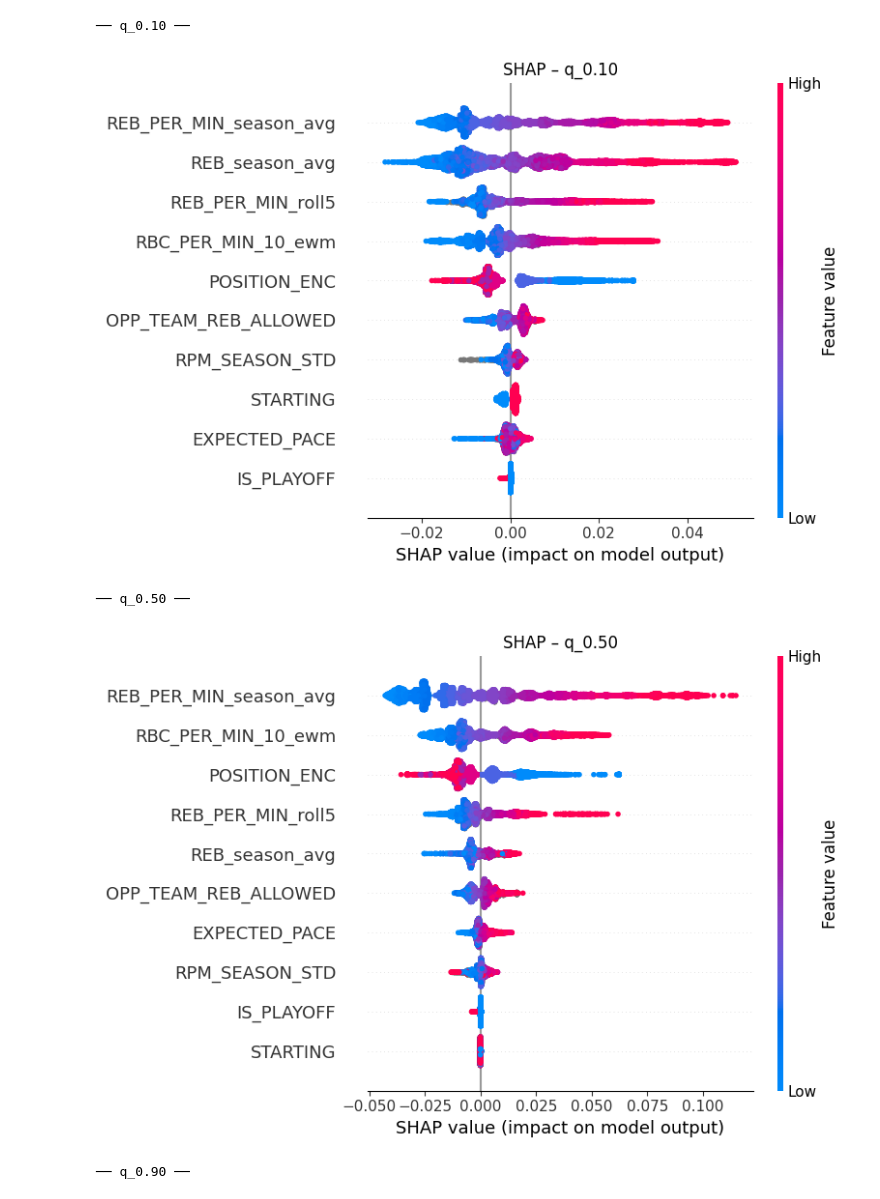
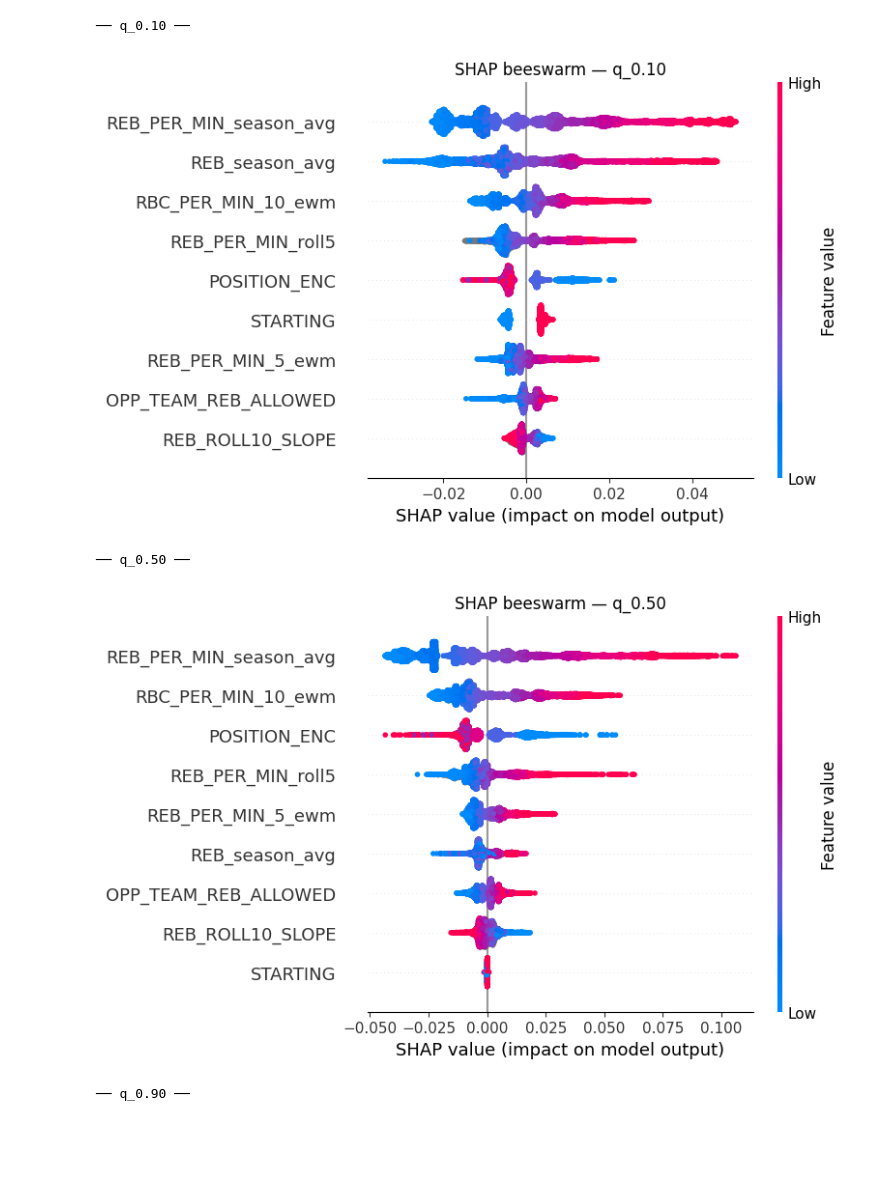
Before and after one commit to spon7ge/NBA-Prop-Predictor, a Jupyter notebook: src/models/rpm_quantile_model.ipynb, the cells around one changed output. Drawn from its saved outputs; the diff is of its cells as text; code cells hidden in the pictures; blank space fills up the shorter version.

```diff
--- a/src/models/rpm_quantile_model.ipynb
+++ b/src/models/rpm_quantile_model.ipynb
@@ -117,13 +197,45 @@ df.tail()
 # %%
 RPM_FEATURES = [
     'REB_PER_MIN_season_avg',
+    'REB_PER_MIN_5_ewm',
     'RBC_PER_MIN_10_ewm',
     'POSITION_ENC',
+    'STARTING',
     'REB_PER_MIN_roll5',
     'REB_season_avg',
     'OPP_TEAM_REB_ALLOWED',
-    'EXPECTED_PACE',
-    'RPM_SEASON_STD',
-    'STARTING',
-    'IS_PLAYOFF'
+    'REB_ROLL10_SLOPE'
 ]
+# %%
+# ── Train/holdout split ───────────────────────────────────────────────────────
+# CHANGED: S26 is held out entirely. The model never sees it during training
+# or hyperparameter evaluation. Evaluate on it ONCE at the very end.
+
+HOLDOUT_SEASON = 'S26'
+
+df_model   = df[df['SEASON'] != HOLDOUT_SEASON].copy()   # S21–S25
+df_holdout = df[df['SEASON'] == HOLDOUT_SEASON].copy()   # S26 blind test
+
+# NOTE: STARTING is already in RPM_FEATURES so it flows through X automatically.
+# PLAYER_NAME is kept separately for diagnostics only.
+KEEP_COLS = RPM_FEATURES + ["REB_PER_MIN", "MIN", "GAME_DATE", "PLAYER_NAME"]
+
+rpm_df = (
+    df_model[KEEP_COLS]
+    .sort_values("GAME_DATE")
+    .reset_index(drop=True)
+)
+
+rpm_holdout = (
+    df_holdout[KEEP_COLS]
+    .sort_values("GAME_DATE")
+    .reset_index(drop=True)
+)
+
+X = rpm_df[RPM_FEATURES]
+y = rpm_df["REB_PER_MIN"]
+
+print(f"Train pool (S21–S25) : {len(rpm_df):,} rows")
+print(f"Holdout   (S26)      : {len(rpm_holdout):,} rows")
+print(f"Date range (train)   : {rpm_df['GAME_DATE'].min().date()} → {rpm_df['GAME_DATE'].max().date()}")
+print(f"Date range (holdout) : {rpm_holdout['GAME_DATE'].min().date()} → {rpm_holdout['GAME_DATE'].max().date()}")
@@ -403,18 +674,18 @@ Residual summary:
 # %%
 import shap
 
 for q_key, model in models_last.items():
-    explainer   = shap.TreeExplainer(model)
+    explainer   = shap.TreeExplainer(model, model_output="raw")
     shap_values = explainer(X_val_last)
 
     print(f"\n── {q_key} ──")
     shap.plots.beeswarm(shap_values, max_display=30, show=False)
-    plt.title(f"SHAP – {q_key}")
+    plt.title(f"SHAP beeswarm — {q_key}")
     plt.tight_layout()
     plt.show()
 # %% [output]
 ── q_0.10 ──
-[figure, old version]
+[figure, new version]
 ── q_0.50 ──
-[figure, old version]
+[figure, new version]
 ── q_0.90 ──
```
Also changed, not shown: parts of 21 cells of this notebook, 15 other files.
